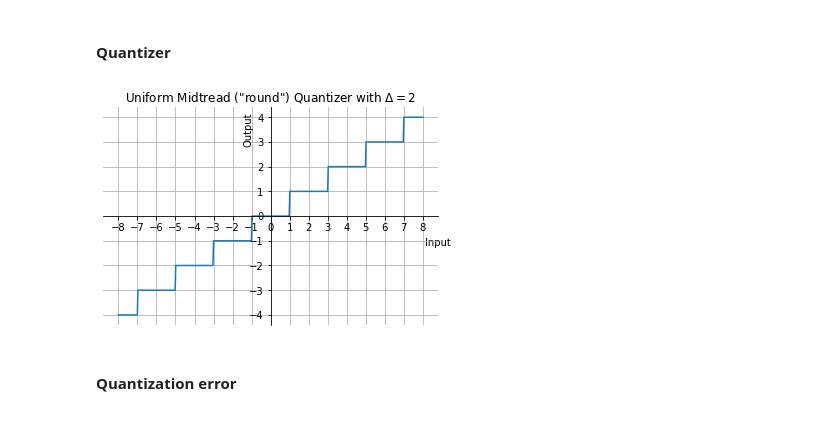
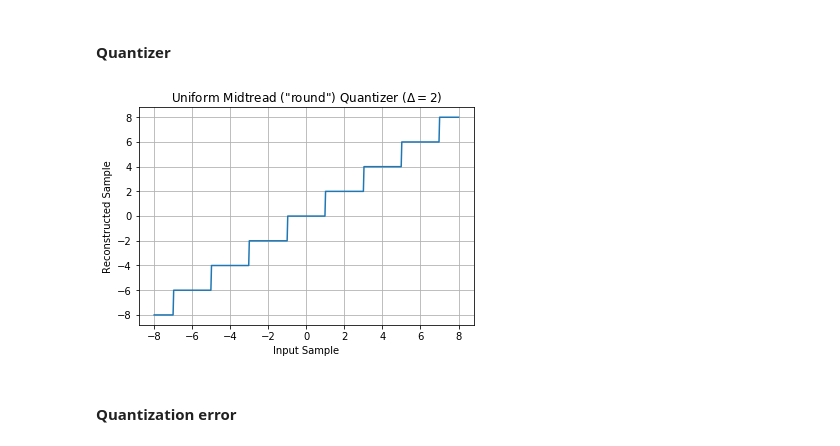
Before and after one commit to Tecnologias-multimedia/Tecnologias-multimedia.github.io, a Jupyter notebook: study_guide/quantization/graphics/quantization.ipynb, the cells around one changed output. Cells and saved outputs as stored; diff of their text form; code cells hidden in the pictures.

```diff
--- a/study_guide/quantization/graphics/quantization.ipynb
+++ b/study_guide/quantization/graphics/quantization.ipynb
@@ -27,12 +27,12 @@ def plot_quantizer(x_plot, y_plot, title):
     ax.grid()
     ax.plot(x_plot, y_plot)
 # %%
-def plot_quantization_error(x, error, title):
+def plot(x, y, xlabel, ylabel, title):
     fig = plt.figure()
     ax = fig.add_subplot(111)
     ax.set_title(title)
     ax.grid()
-    ax.xaxis.set_label_text('Input')
-    ax.yaxis.set_label_text('Error')
-    ax.plot(x, error)
+    ax.xaxis.set_label_text(xlabel)
+    ax.yaxis.set_label_text(ylabel)
+    ax.plot(x, y)
 # %%
@@ -126,10 +120,11 @@ quantization_step = 2 # Delta
 # %% [markdown]
 #### Quantizer
 # %%
-x_plot = np.linspace(-8, 8, 500) # Input samples
-y_plot = midtread_quantizer(x_plot, quantization_step)
-plot_quantizer(x_plot, y_plot, 'Uniform Midtread ("round") Quantizer with $\Delta={}$'.format(quantization_step))
+x = np.linspace(-8, 8, 500)
+y = midtread_quantizer(x, quantization_step)
+z = midtread_dequantizer(y, quantization_step)
+plot(x, z, "Input Sample", "Reconstructed Sample", "Uniform Midtread (\"round\") Quantizer ($\Delta={}$)".format(quantization_step))
 # %% [output]
-[figure, old version]
+[figure, new version]
 # %% [markdown]
 #### Quantization error
```
Also changed, not shown: parts of 38 cells of this notebook.
